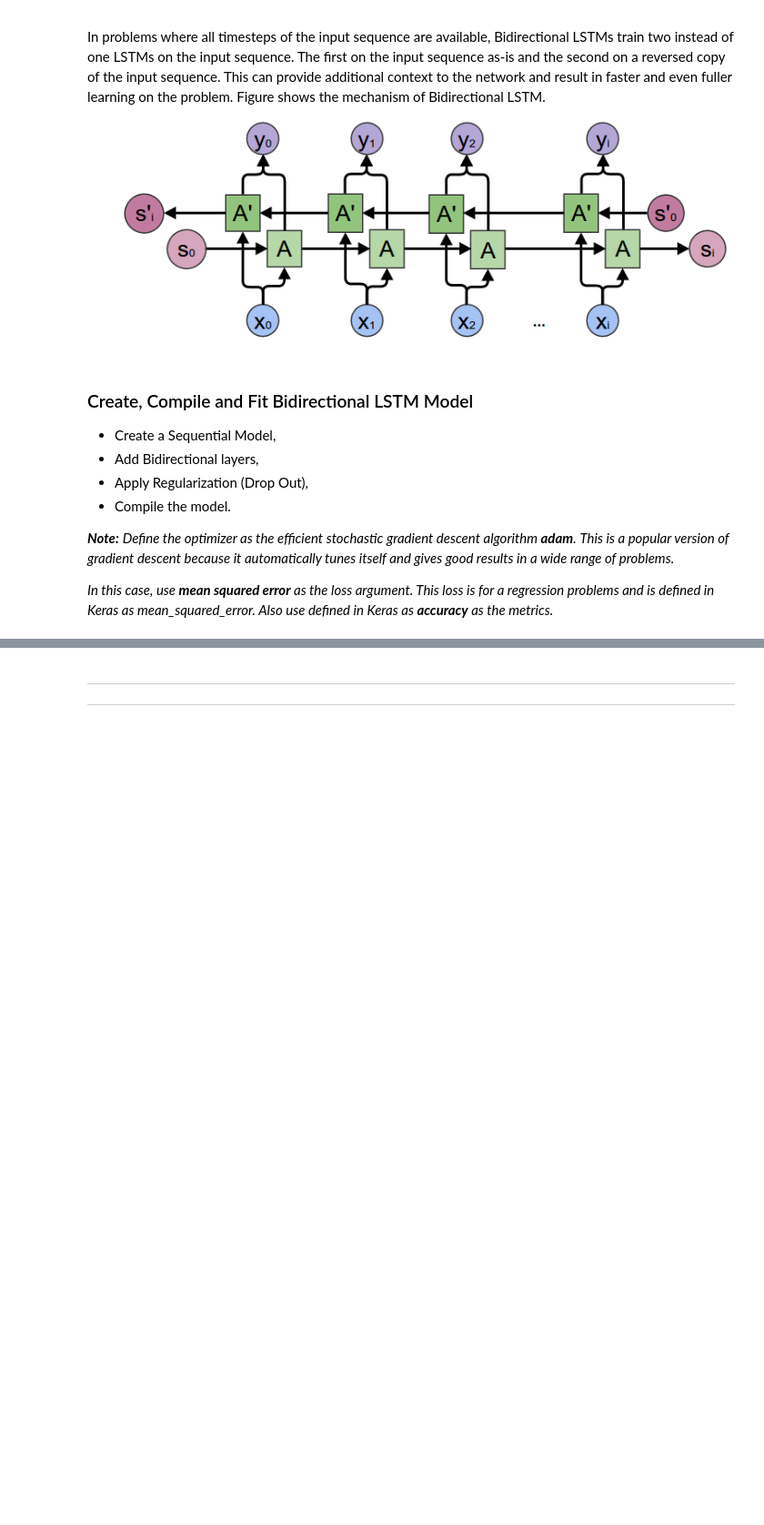
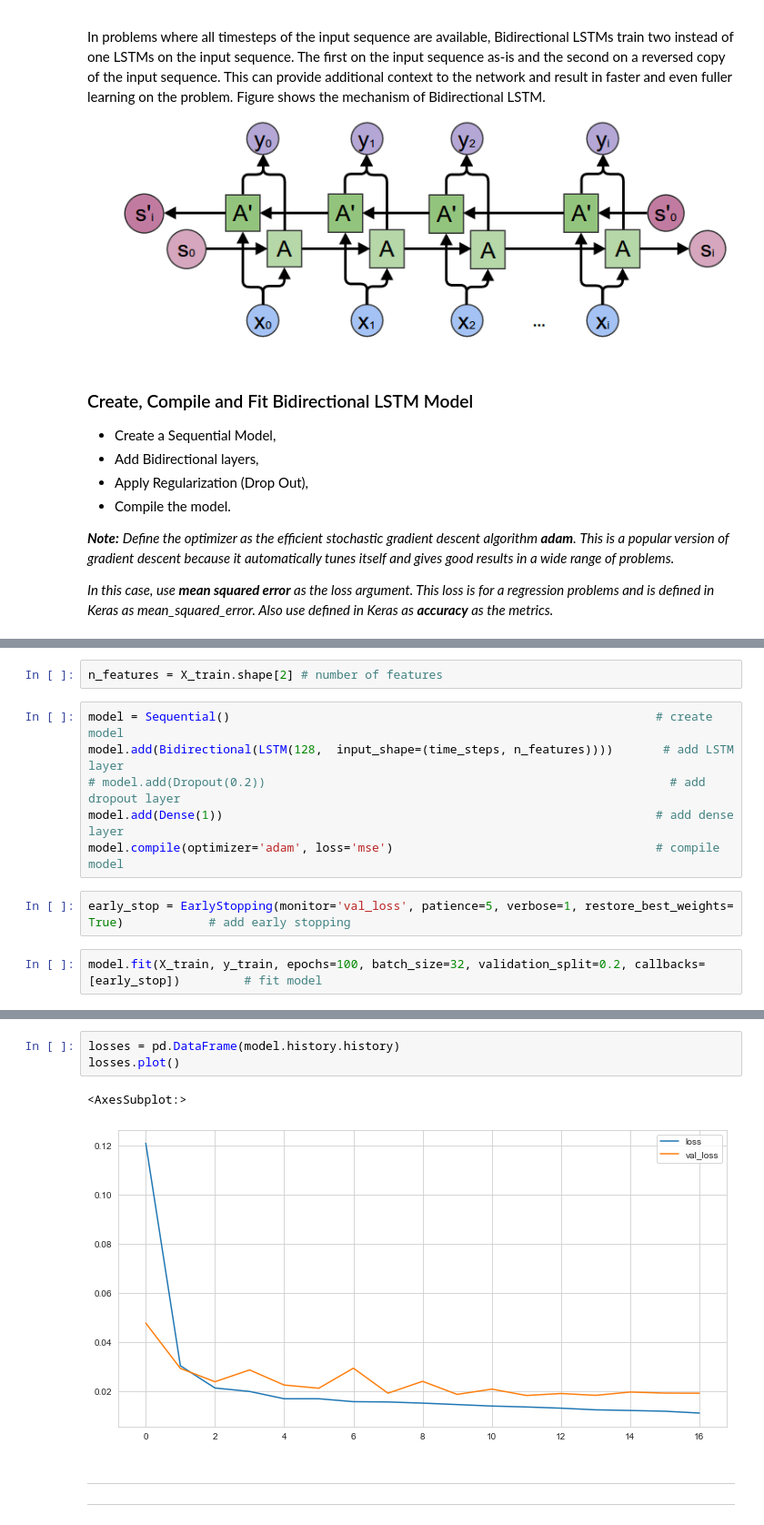
Before and after one commit to mdurular/Deep_Learning_Projects, a Jupyter notebook: RNN_Bike Sharing Demand Prediction/RNN project-Mutivariate Time Series with RNN (Bike Sharing Demand Prediction).ipynb, the cells around one changed output, grey strips where cells are left out. Shown at 91% size. Drawn from its saved outputs; the diff is of its cells as text; blank space fills up the shorter version.

```diff
--- a/RNN_Bike Sharing Demand Prediction/RNN project-Mutivariate Time Series with RNN (Bike Sharing Demand Prediction).ipynb
+++ b/RNN_Bike Sharing Demand Prediction/RNN project-Mutivariate Time Series with RNN (Bike Sharing Demand Prediction).ipynb
@@ -442,0 +616,12 @@ Also use defined in Keras as ***accuracy*** as the metrics.*
+# %%
+n_features = X_train.shape[2] # number of features
+# %%
+model = Sequential()                                                            # create model
+model.add(Bidirectional(LSTM(128,  input_shape=(time_steps, n_features))))       # add LSTM layer
+# model.add(Dropout(0.2))                                                         # add dropout layer
+model.add(Dense(1))                                                             # add dense layer
+model.compile(optimizer='adam', loss='mse')                                     # compile model
+# %%
+early_stop = EarlyStopping(monitor='val_loss', patience=5, verbose=1, restore_best_weights= True)            # add early stopping
+# %%
+model.fit(X_train, y_train, epochs=100, batch_size=32, validation_split=0.2, callbacks=[early_stop])         # fit model
@@ -443,3 +647,9 @@ Also use defined in Keras as ***accuracy*** as the metrics.*
+# %%
+losses = pd.DataFrame(model.history.history)
+losses.plot()
+# %% [output]
+<AxesSubplot:>
+[figure, added]
 # %% [markdown]
 ---
 ---
```
Also changed, not shown: parts of 72 cells of this notebook.
